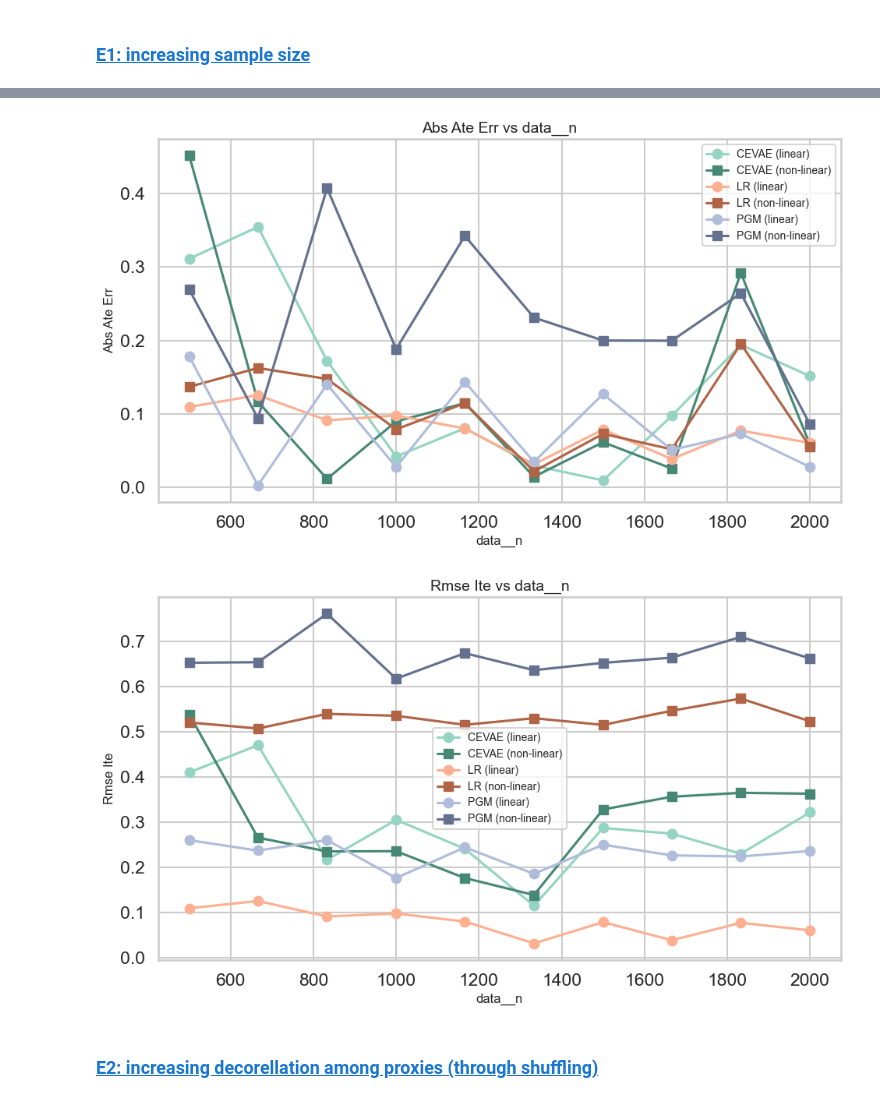
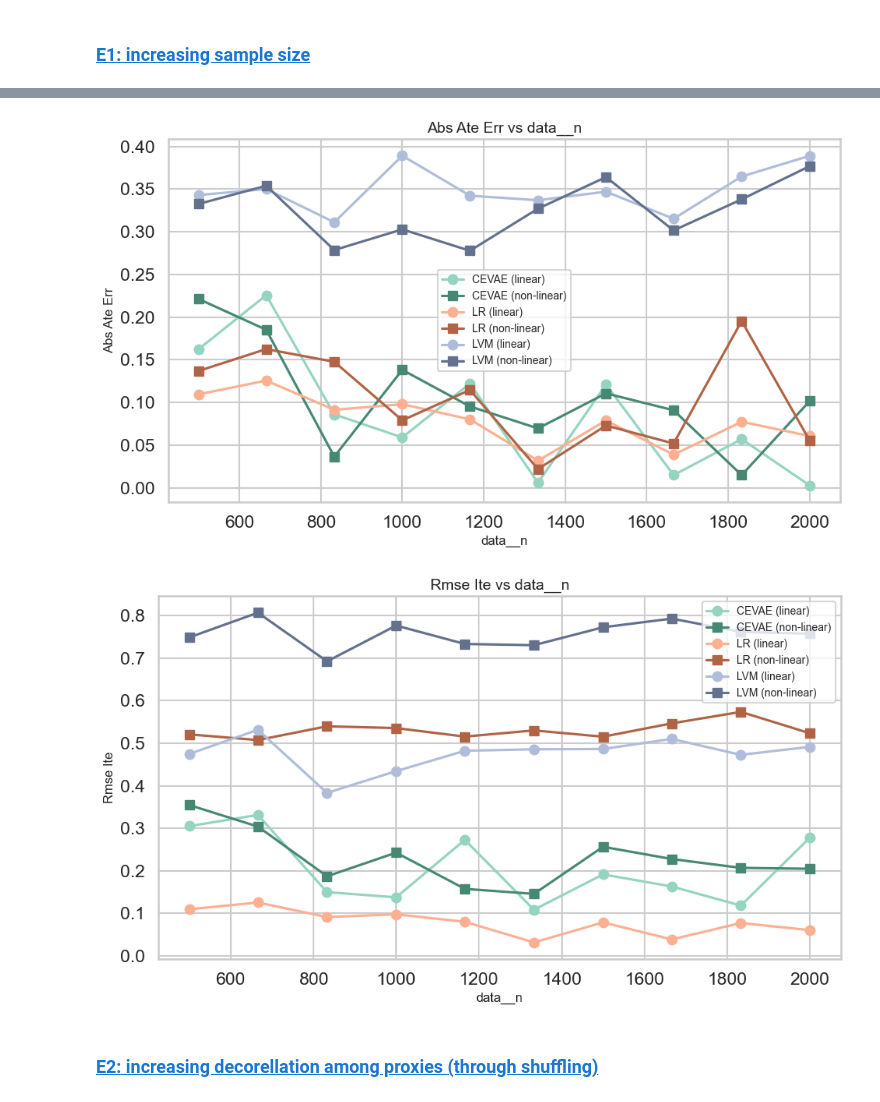
Before and after one commit to christianfaccio/causal_machine_learning, a Jupyter notebook: src/causal_effect_inference.ipynb, the cells around one changed output, grey strips where cells are left out. Saved outputs shown, nothing was run; the diff lists cells and outputs as text; code cells hidden in the pictures.

Commit message:
modified graphs

```diff
--- a/src/causal_effect_inference.ipynb
+++ b/src/causal_effect_inference.ipynb
@@ -817,16 +817,16 @@ model_defaults = dict(
 fit_defaults = dict(
     num_epochs=100,
     batch_size=100,
-    learning_rate=5e-3,
+    learning_rate=1e-3,
     weight_decay=0.0,
     log_every=0,
 )
 
-pgm_fit_defaults = dict(
+lvm_fit_defaults = dict(
     num_epochs=1000,
     posterior_epochs=1000,
     batch_size=100,  # ignored here, we do full-batch
-    learning_rate=5e-3,
+    learning_rate=1e-3,
     weight_decay=0.0,
     log_every=100,
 )
@@ -841,7 +841,7 @@ datasets = {
 }
 
 models = {
-    "pgm":   (LatentVariableModel, {},        pgm_fit_defaults),
+    "lvm":   (LatentVariableModel, {},        lvm_fit_defaults),
     "cevae": (CEVAE,             model_defaults, fit_defaults),
     "lr":    (LinearModel,        {},        {}),
 }
@@ -925,16 +925,16 @@ DEBUG    batch ate = 0.941638
 # %%
 auto_plot_datasets(
   n_results,
   x_param='data__n',
-  models=('cevae','lr', 'pgm'),
+  models=('cevae','lr', 'lvm'),
   ds_names=('linear','non_linear'),
   save_dir="./results",
   file_name_template="MyRun_{x_param}--{metric}.pdf",
   show=True
 )
 # %% [output]
-[figure, old version]
+[figure, new version]
-[figure, old version]
+[figure, new version]
 # %% [markdown]
 ### <a id='toc3_1_3_'></a>[E2: increasing decorellation among proxies (through shuffling)](#toc0_)
 # %%
```
Also changed, not shown: parts of 25 cells of this notebook, 20 other files.
